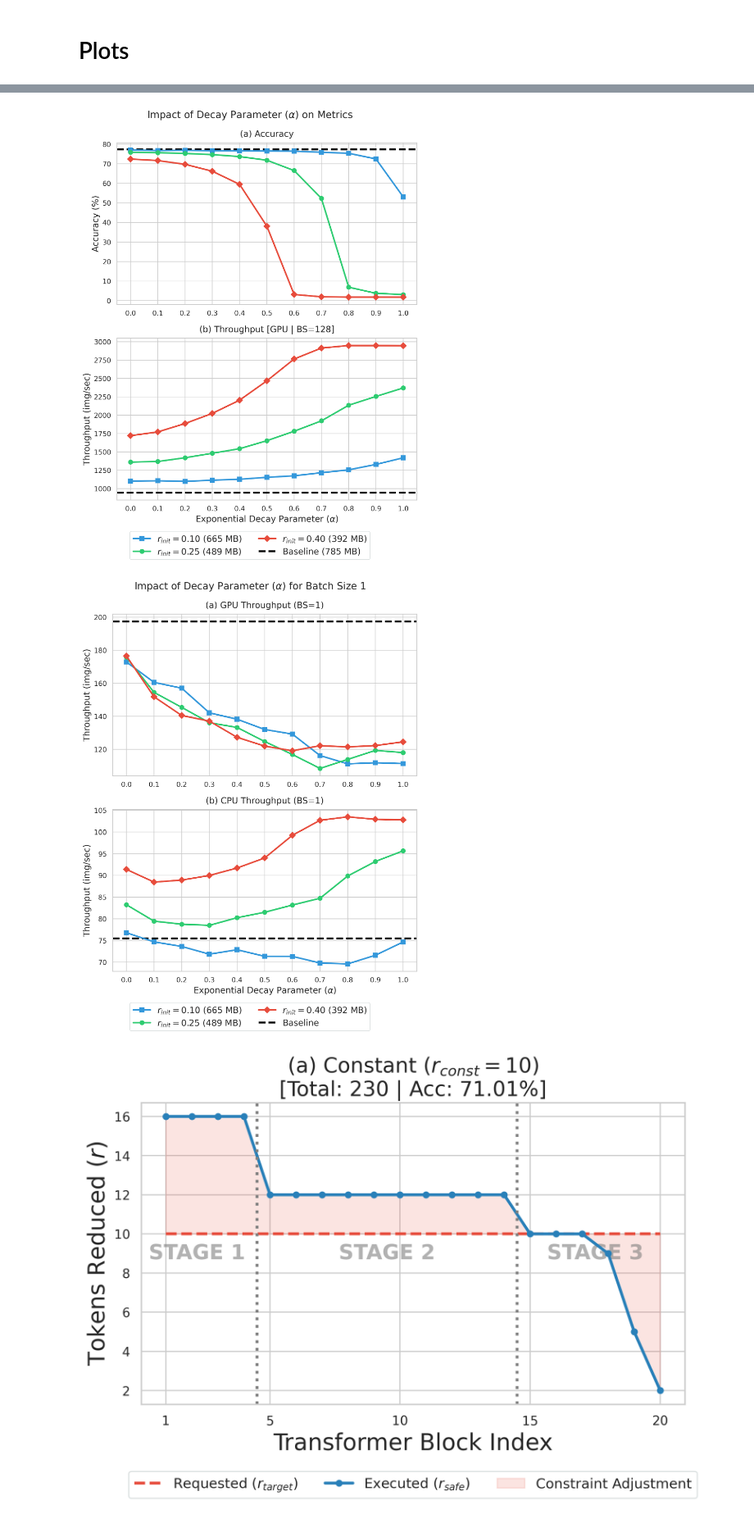
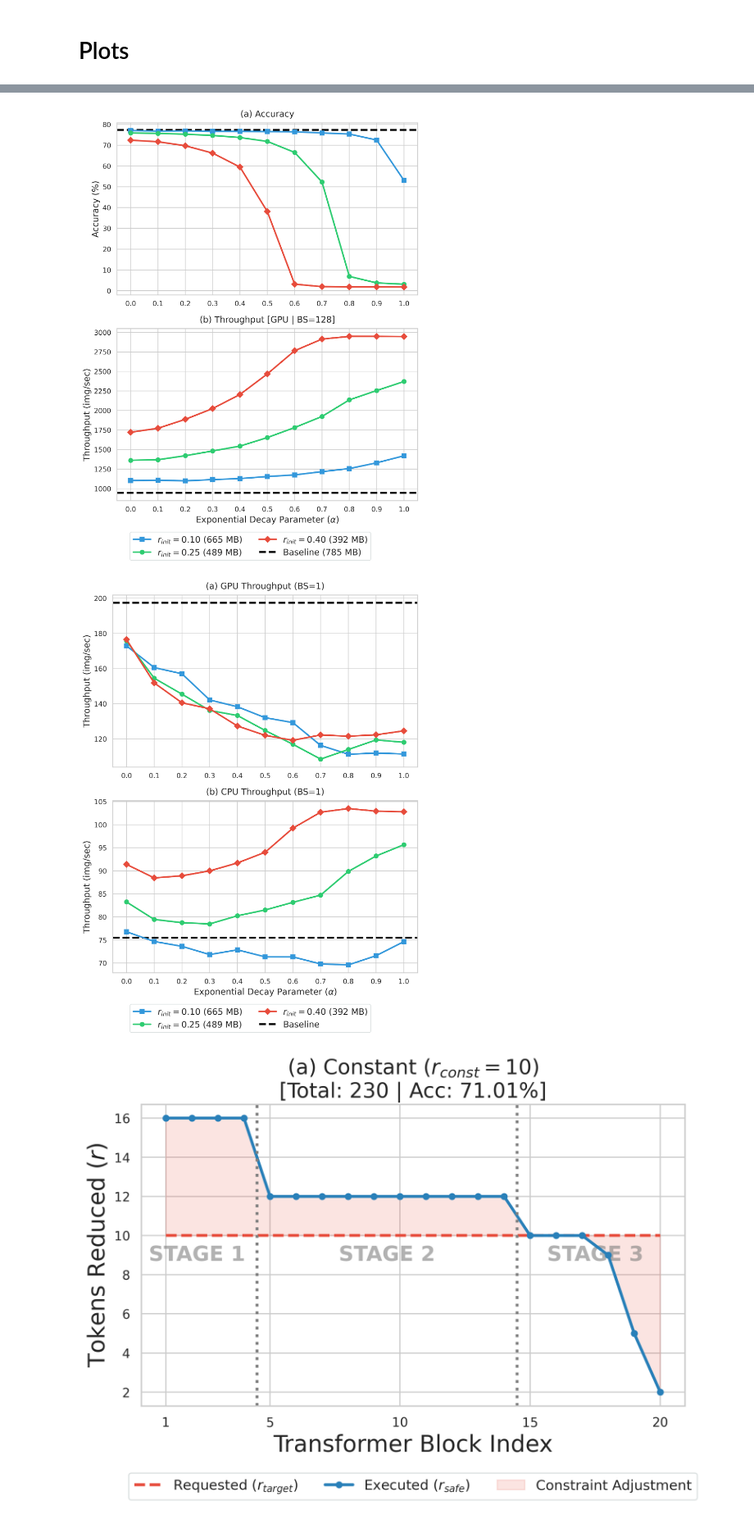
Before and after one commit to junseokm/sret-tome, a Jupyter notebook: plots.ipynb, the cells around one changed output, grey strips where cells are left out. Shown at 82% size. Saved outputs shown, nothing was run; the diff lists cells and outputs as text; code cells hidden in the pictures.

Commit message:
Update plots

```diff
--- a/plots.ipynb
+++ b/plots.ipynb
@@ -180,7 +180,7 @@ axes[-1].set_xlabel(r'Exponential Decay Parameter ($\alpha$)')
 
 handles, labels = ax_acc.get_legend_handles_labels()
 
-fig.suptitle(r'Impact of Decay Parameter ($\alpha$) on Metrics', fontsize=16)
+# fig.suptitle(r'Impact of Decay Parameter ($\alpha$) on Metrics', fontsize=16)
 fig.legend(handles, labels, loc='lower center', bbox_to_anchor=(0.5, -0.05), ncol=2, frameon=True, facecolor='white', edgecolor='#d5dbdb', fontsize=14)
 fig.tight_layout(rect=[0, 0.02, 1, 1], h_pad=1.0)
 fig.savefig('plots/decay_effect.pdf', bbox_inches='tight')
@@ -188,7 +188,7 @@ fig.savefig('plots/decay_effect.png', bbox_inches='tight')
 plt.show()
 plt.close(fig)
 # %% [output]
-[figure, old version]
+[figure, new version]
 # %%
 import matplotlib.pyplot as plt
 import seaborn as sns
@@ -232,35 +232,35 @@ for r_val, cfg in r_configs.items():
     x = subset['alpha']
 
     static_pam = subset['activation_mem_bs128'].iloc[0]
     legend_label = f"{cfg['label']} ({static_pam:.0f} MB)"
 
     ax_gpu.plot(x, subset['throughput_bs1'], color=cfg['color'], marker=cfg['marker'], markersize=7, label=legend_label, zorder=3)
     ax_cpu.plot(x, subset['throughput'], color=cfg['color'], marker=cfg['marker'], markersize=7, zorder=3)
 
 def format_ax(ax, title, ylabel, baseline_val, show_baseline=True):
     ax.set_title(title, pad=10)
     ax.set_ylabel(ylabel)
     ax.set_xticks(alphas)
     ax.set_xlim(-0.05, 1.05)
     if show_baseline:
         ax.axhline(baseline_val, color='black', linestyle='--', linewidth=3, zorder=1, label='Baseline')
 
 format_ax(ax_gpu, '(a) GPU Throughput (BS=1)', 'Throughput (img/sec)', baseline['throughput_bs1'])
 format_ax(ax_cpu, '(b) CPU Throughput (BS=1)', 'Throughput (img/sec)', baseline['throughput'])
 
 axes[-1].set_xlabel(r'Exponential Decay Parameter ($\alpha$)')
 
 handles, labels = ax_gpu.get_legend_handles_labels()
 
-fig.suptitle(r'Impact of Decay Parameter ($\alpha$) for Batch Size 1', fontsize=16)
+# fig.suptitle(r'Impact of Decay Parameter ($\alpha$) for Batch Size 1', fontsize=16)
 fig.legend(handles, labels, loc='lower center', bbox_to_anchor=(0.5, -0.05), ncol=2, frameon=True, facecolor='white', edgecolor='#d5dbdb', fontsize=14)
 fig.tight_layout(rect=[0, 0.02, 1, 1], h_pad=1.0)
 fig.savefig('plots/decay_effect_bs1.pdf', bbox_inches='tight')
 fig.savefig('plots/decay_effect_bs1.png', bbox_inches='tight')
 plt.show()
 plt.close(fig)
 # %% [output]
-[figure, old version]
+[figure, new version]
 # %%
 import matplotlib.pyplot as plt
 import seaborn as sns
```
Also changed, not shown: parts of 2 cells of this notebook, 8 other files.
